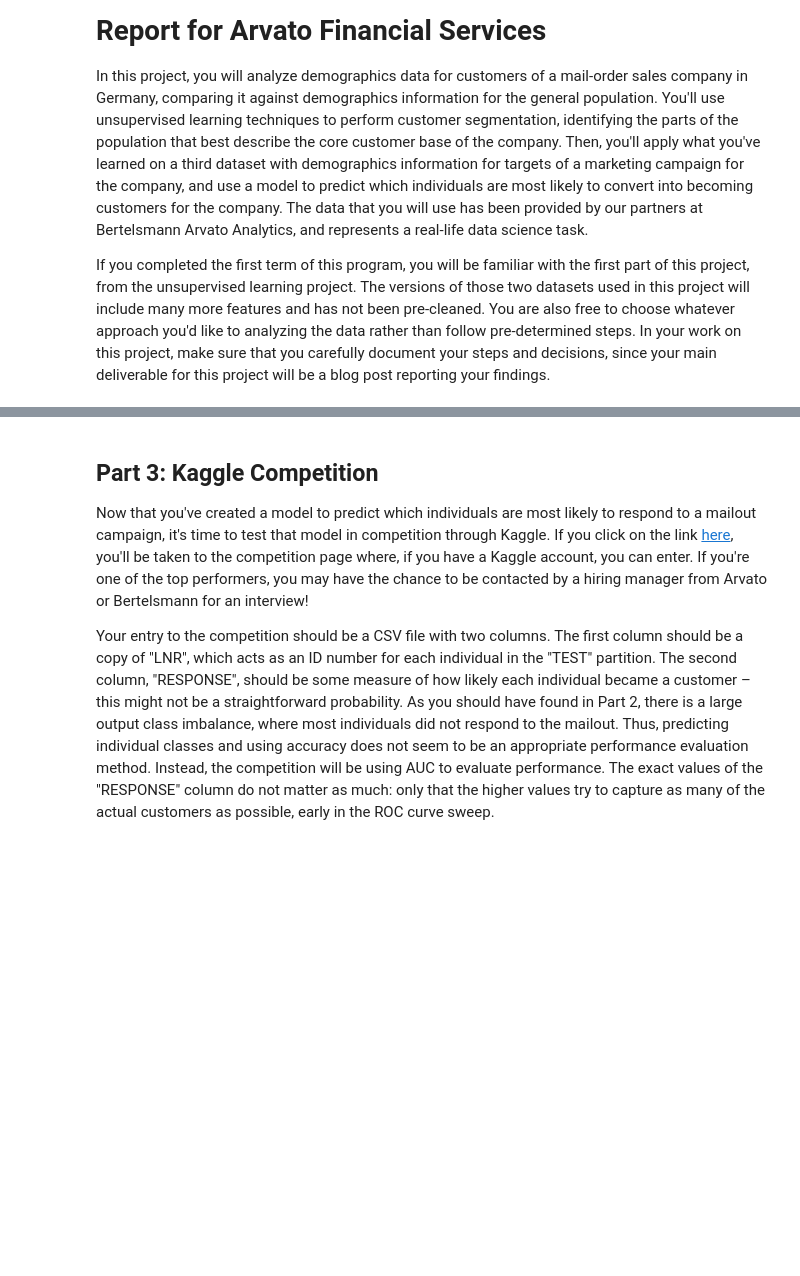
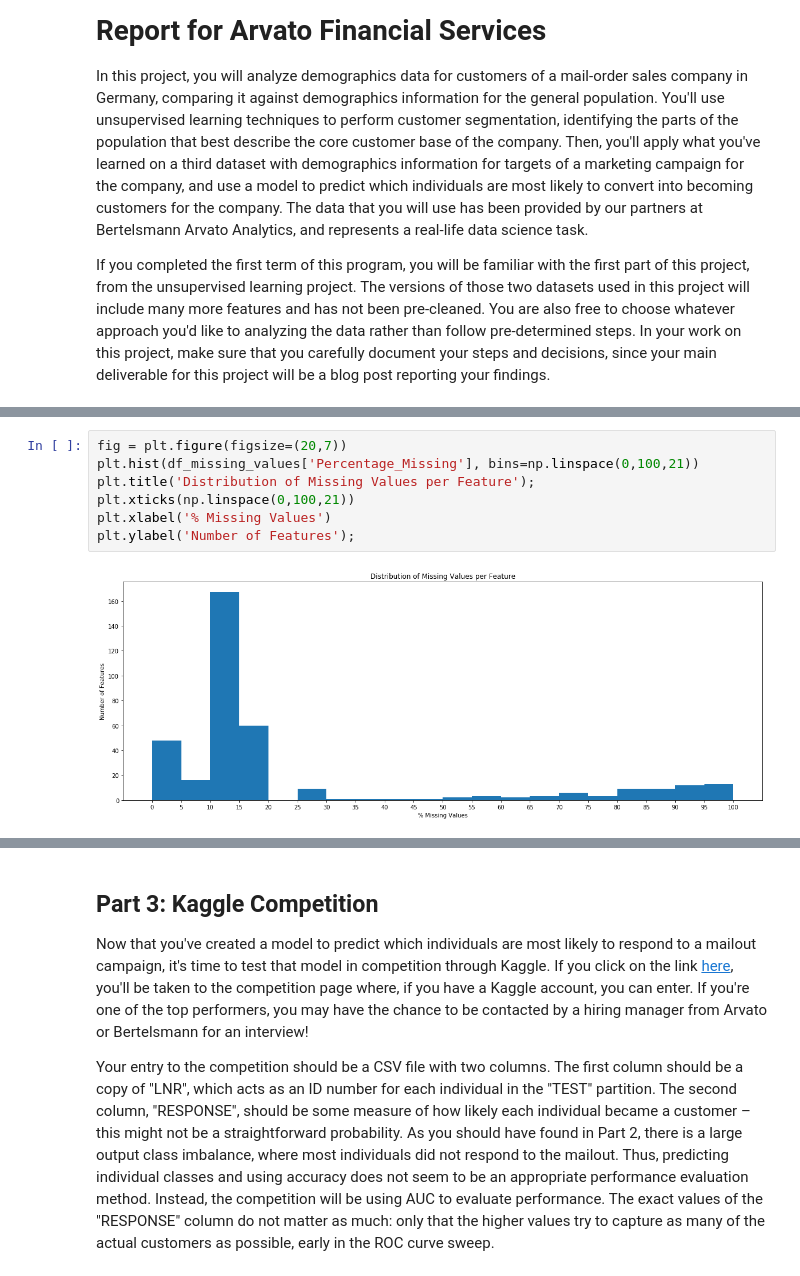
Before and after one commit to michanN/capstone-arvato, a Jupyter notebook: Arvato Project Workbook.ipynb, the cells around one changed output, grey strips where cells are left out. Drawn from its saved outputs; the diff is of its cells as text; blank space fills up the shorter version.

```diff
--- a/Arvato Project Workbook.ipynb
+++ b/Arvato Project Workbook.ipynb
@@ -53,0 +237,9 @@ mailout_train = pd.read_csv('../../data/Term2/capstone/arvato_data/Udacity_MAILO
+# %%
+fig = plt.figure(figsize=(20,7))
+plt.hist(df_missing_values['Percentage_Missing'], bins=np.linspace(0,100,21))
+plt.title('Distribution of Missing Values per Feature');
+plt.xticks(np.linspace(0,100,21))
+plt.xlabel('% Missing Values')
+plt.ylabel('Number of Features');
+# %% [output]
+[figure, added]
```
Also changed, not shown: parts of 164 cells of this notebook, 7 other files.
